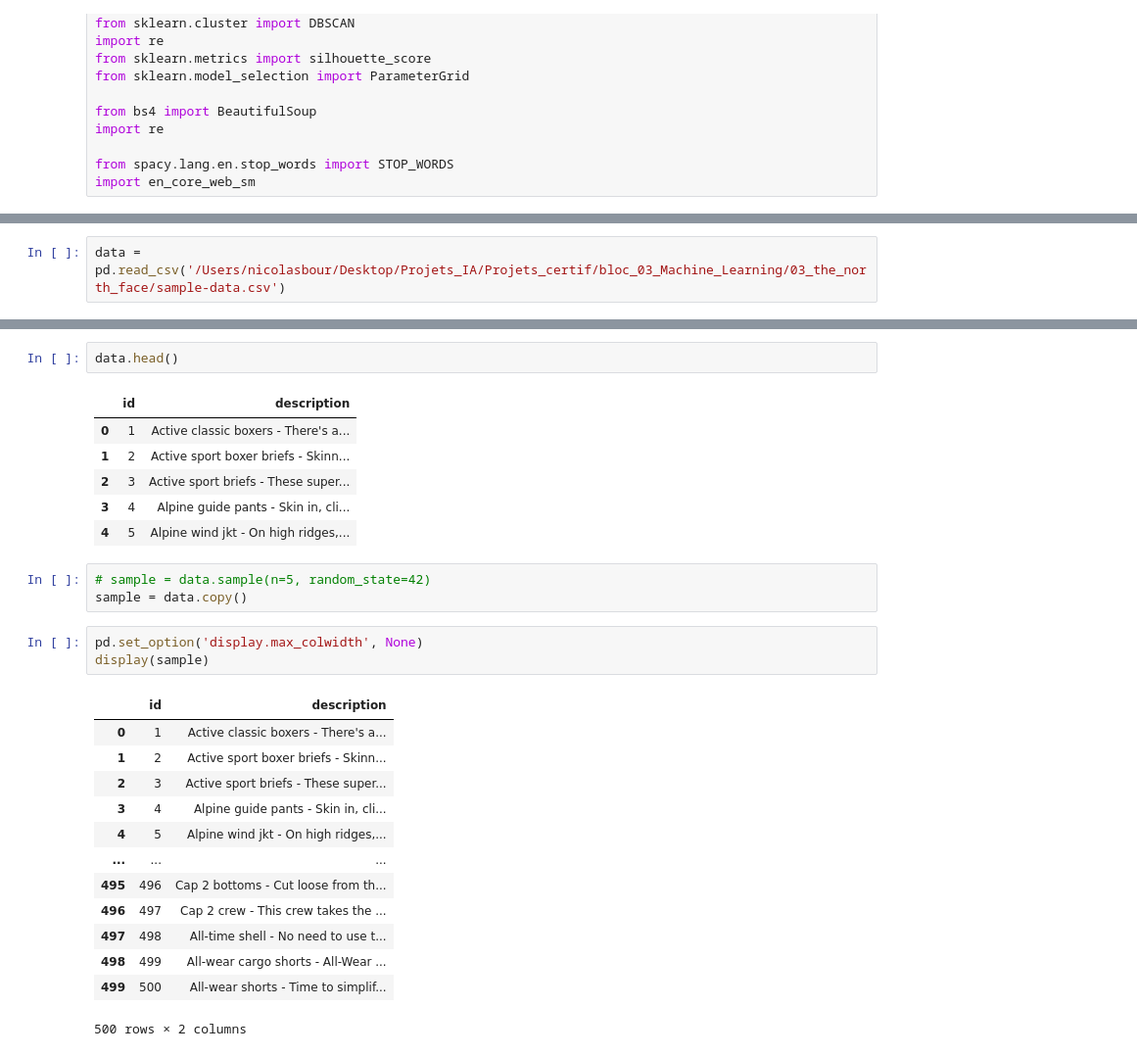
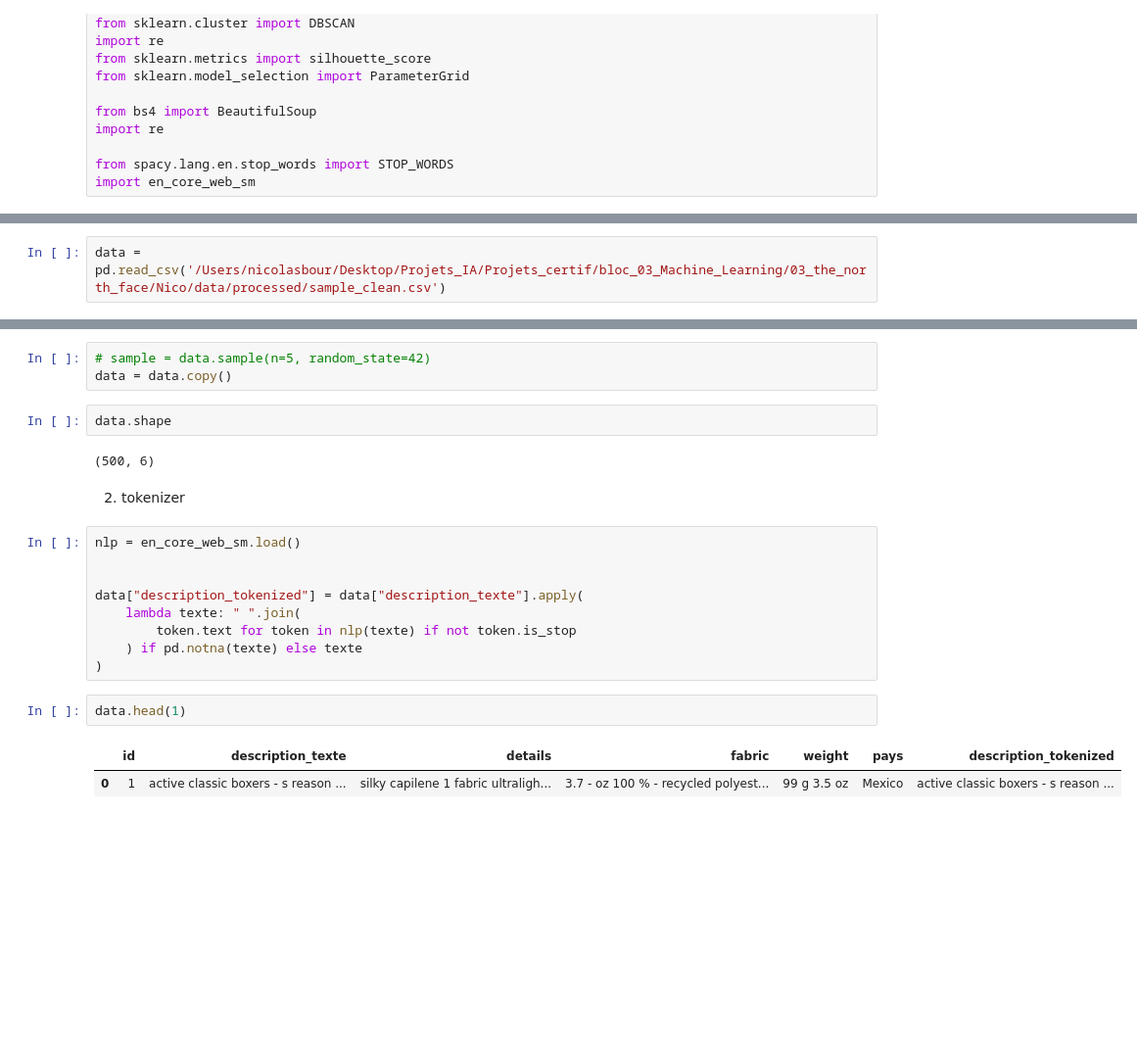
Before and after one commit to LN-Nb/north_face, a Jupyter notebook: Nico/notebooks/preprocessing.ipynb, the cells around one changed output, grey strips where cells are left out. Shown at 98% size. Saved outputs shown, nothing was run; the diff lists cells and outputs as text; blank space fills up the shorter version.

```diff
--- a/Nico/notebooks/preprocessing.ipynb
+++ b/Nico/notebooks/preprocessing.ipynb
@@ -16,2 +18,2 @@ import en_core_web_sm
 # %%
-data = pd.read_csv('/Users/nicolasbour/Desktop/Projets_IA/Projets_certif/bloc_03_Machine_Learning/03_the_north_face/sample-data.csv')
+data = pd.read_csv('/Users/nicolasbour/Desktop/Projets_IA/Projets_certif/bloc_03_Machine_Learning/03_the_north_face/Nico/data/processed/sample_clean.csv')
@@ -18,29 +26,23 @@ data = pd.read_csv('/Users/nicolasbour/Desktop/Projets_IA/Projets_certif/bloc_03
+# %%
+# sample = data.sample(n=5, random_state=42)
+data = data.copy()
+# %%
+data.shape
+# %% [output]
+(500, 6)
+# %% [markdown]
+2. tokenizer
+# %%
+nlp = en_core_web_sm.load()
+
+
+data["description_tokenized"] = data["description_texte"].apply(
+    lambda texte: " ".join(
+        token.text for token in nlp(texte) if not token.is_stop
+    ) if pd.notna(texte) else texte
+)
 # %%
-data.head()
+data.head(1)
 # %% [output]
-|  | id | description |
-| 0 | 1 | Active classic boxers - There's a... |
-| 1 | 2 | Active sport boxer briefs - Skinn... |
-| 2 | 3 | Active sport briefs - These super... |
-| 3 | 4 | Alpine guide pants - Skin in, cli... |
-| 4 | 5 | Alpine wind jkt - On high ridges,... |
+|  | id | description_texte | details | fabric | weight | pays | description_tokenized |
+| 0 | 1 | active classic boxers - s reason ... | silky capilene 1 fabric ultraligh... | 3.7 - oz 100 % - recycled polyest... | 99 g 3.5 oz | Mexico | active classic boxers - s reason ... |
-# %%
-# sample = data.sample(n=5, random_state=42)
-sample = data.copy()
-# %%
-pd.set_option('display.max_colwidth', None)
-display(sample)
-# %% [output]
-|  | id | description |
-| 0 | 1 | Active classic boxers - There's a... |
-| 1 | 2 | Active sport boxer briefs - Skinn... |
-| 2 | 3 | Active sport briefs - These super... |
-| 3 | 4 | Alpine guide pants - Skin in, cli... |
-| 4 | 5 | Alpine wind jkt - On high ridges,... |
-| ... | ... | ... |
-| 495 | 496 | Cap 2 bottoms - Cut loose from th... |
-| 496 | 497 | Cap 2 crew - This crew takes the ... |
-| 497 | 498 | All-time shell - No need to use t... |
-| 498 | 499 | All-wear cargo shorts - All-Wear ... |
-| 499 | 500 | All-wear shorts - Time to simplif... |
-500 rows × 2 columns
```
Also changed, not shown: parts of 28 cells of this notebook, 1 other file.
